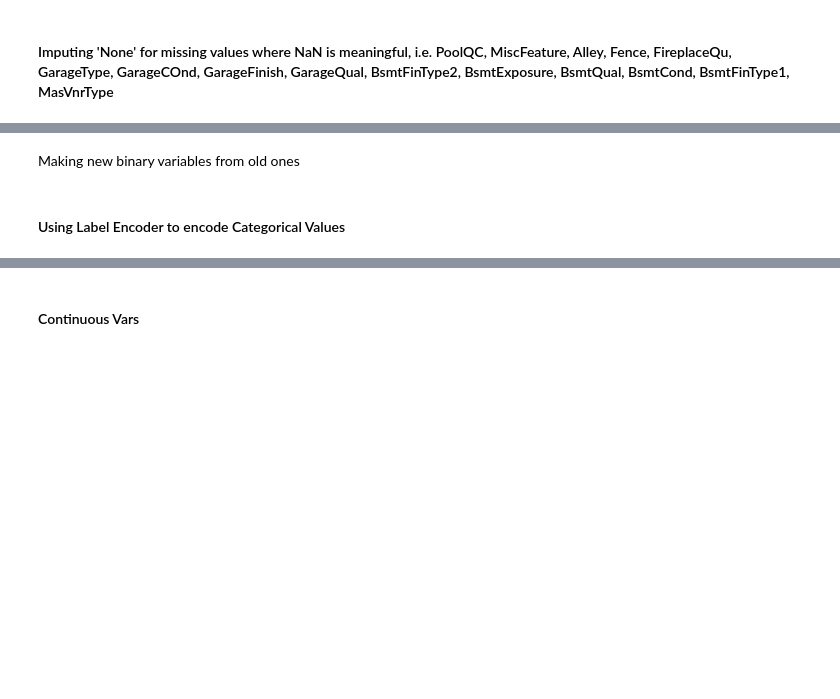
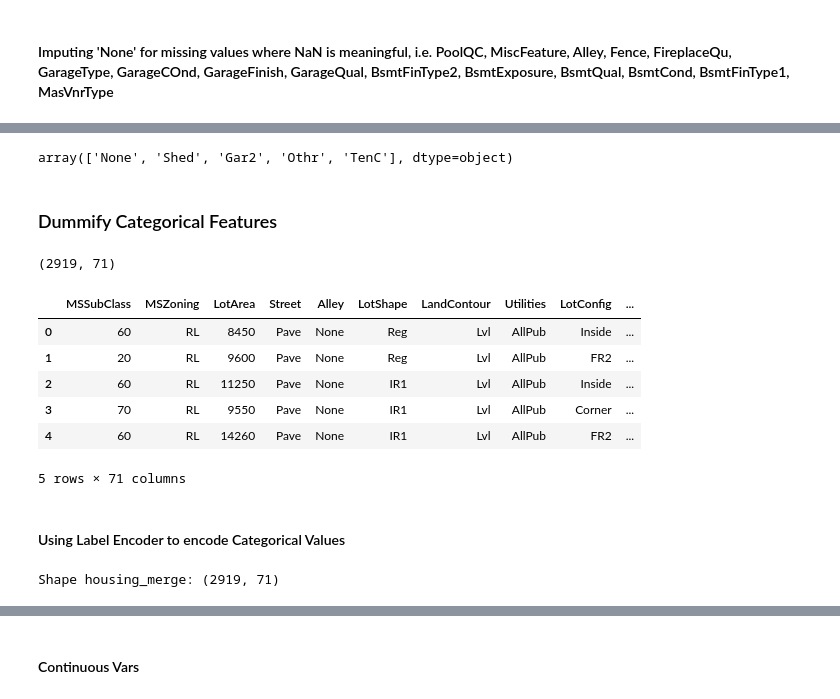
Before and after one commit to ktread/SurrealEstates, a Jupyter notebook: Laura/EDA and PreProcessing FInal.ipynb, the cells around one changed output, grey strips where cells are left out. Cells and saved outputs as stored; diff of their text form; code cells hidden in the pictures; blank space fills up the shorter version.

```diff
--- a/Laura/EDA and PreProcessing FInal.ipynb
+++ b/Laura/EDA and PreProcessing FInal.ipynb
@@ -288,9 +303,3 @@ print('BsmtunfSF missing:', housing_merge['BsmtUnfSF'].isna().sum())
-# %%
-# TotalBasmtSF
-#housing_merge['TotalBsmtSF'].fillna(housing_merge['TotalBsmtSF'].mean(), inplace=True)
-
-housing_merge['TotalBsmtSF'] = housing_merge['TotalBsmtSF'].apply(lambda x: np.random.choice(housing_merge['TotalBsmtSF'].dropna().values) if np.isnan(x) else x)
-print('TotalBsmtSF missing:', housing_merge['TotalBsmtSF'].isna().sum())
 # %%
 # GarageArea
 #housing_merge['GarageArea'].fillna(housing_merge['GarageArea'].mean(), inplace=True)
@@ -392,7 +453,7 @@ housing_merge['TotalSF'] = (housing_merge['BsmtFinSF1'] + housing_merge['BsmtFin
                            + housing_merge['1stFlrSF'] + housing_merge['2ndFlrSF'])
 # %%
 
-housing_merge['TotalBathrooms'] = (housing_merge['FullBath'] + (0.5*housing_merge['HalfBath']) +
+#housing_merge['TotalBathrooms'] = (housing_merge['FullBath'] + (0.5*housing_merge['HalfBath']) +
                               housing_merge['BsmtFullBath'] + (0.5*housing_merge['BsmtHalfBath']))
 # %%
 housing_merge['TotalPorchSF'] = (housing_merge['OpenPorchSF'] + housing_merge['3SsnPorch'] +
@@ -427,4 +513,4 @@ housing_merge.shape
 # %%
 housing_merge.MiscFeature.unique()
+# %% [output]
+array(['None', 'Shed', 'Gar2', 'Othr', 'TenC'], dtype=object)
-# %% [markdown]
-Making new binary variables from old ones
@@ -436,0 +517,16 @@ housing_merge['hasFireplace'] = housing_merge['Fireplaces'].apply(lambda x: 1 if
+# %% [markdown]
+### Dummify Categorical Features
+# %%
+housing_merge.shape
+# %% [output]
+(2919, 71)
+# %%
+housing_merge.head()
+# %% [output]
+|  | MSSubClass | MSZoning | LotArea | Street | Alley | LotShape | LandContour | Utilities | LotConfig | ... |
+| 0 | 60 | RL | 8450 | Pave | None | Reg | Lvl | AllPub | Inside | ... |
+| 1 | 20 | RL | 9600 | Pave | None | Reg | Lvl | AllPub | FR2 | ... |
+| 2 | 60 | RL | 11250 | Pave | None | IR1 | Lvl | AllPub | Inside | ... |
+| 3 | 70 | RL | 9550 | Pave | None | IR1 | Lvl | AllPub | Corner | ... |
+| 4 | 60 | RL | 14260 | Pave | None | IR1 | Lvl | AllPub | FR2 | ... |
+5 rows × 71 columns
@@ -465,6 +563,8 @@ for c in cols:
     housing_merge[c] = lbl.transform(list(housing_merge[c].values))
 
 print('Shape housing_merge: {}'.format(housing_merge.shape))
+# %% [output]
+Shape housing_merge: (2919, 71)
 # %%
 ### hanging back to category
 
```
Also changed, not shown: parts of 69 cells of this notebook.
